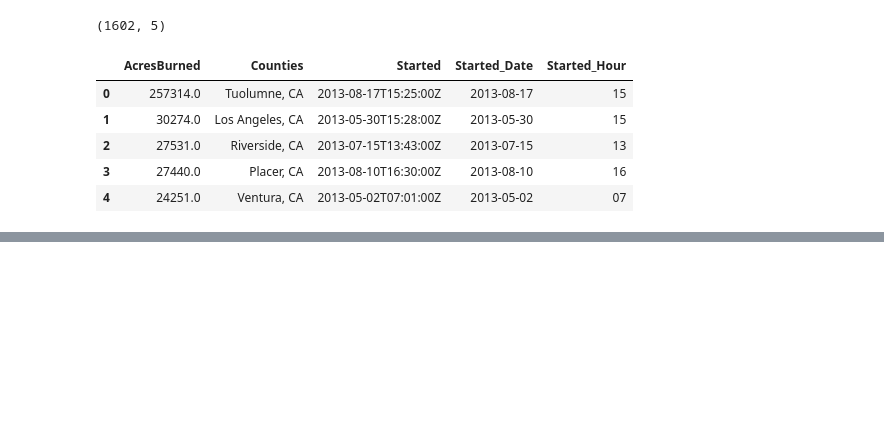
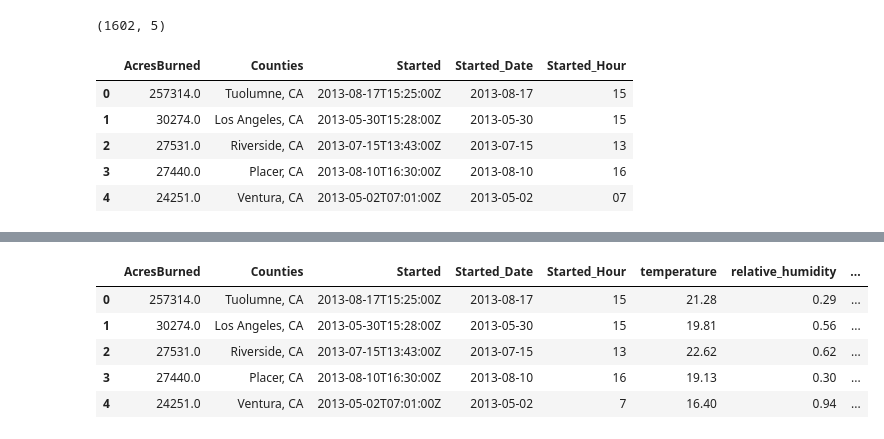
Before and after one commit to kimsternator/ECE-228-Group-29, a Jupyter notebook: Data Cleaning.ipynb, the cells around one changed output, grey strips where cells are left out. Drawn from its saved outputs; the diff is of its cells as text; code cells hidden in the pictures; blank space fills up the shorter version.

Commit message:
Add Weather Data

```diff
--- a/Data Cleaning.ipynb
+++ b/Data Cleaning.ipynb
@@ -221,0 +319,9 @@ wildfire_data.head()
+# %%
+wildfire_data.head()
+# %% [output]
+|  | AcresBurned | Counties | Started | Started_Date | Started_Hour | temperature | relative_humidity | ... |
+| 0 | 257314.0 | Tuolumne, CA | 2013-08-17T15:25:00Z | 2013-08-17 | 15 | 21.28 | 0.29 | ... |
+| 1 | 30274.0 | Los Angeles, CA | 2013-05-30T15:28:00Z | 2013-05-30 | 15 | 19.81 | 0.56 | ... |
+| 2 | 27531.0 | Riverside, CA | 2013-07-15T13:43:00Z | 2013-07-15 | 13 | 22.62 | 0.62 | ... |
+| 3 | 27440.0 | Placer, CA | 2013-08-10T16:30:00Z | 2013-08-10 | 16 | 19.13 | 0.30 | ... |
+| 4 | 24251.0 | Ventura, CA | 2013-05-02T07:01:00Z | 2013-05-02 | 7 | 16.40 | 0.94 | ... |
```
Also changed, not shown: parts of 11 cells of this notebook, 1 other file.
